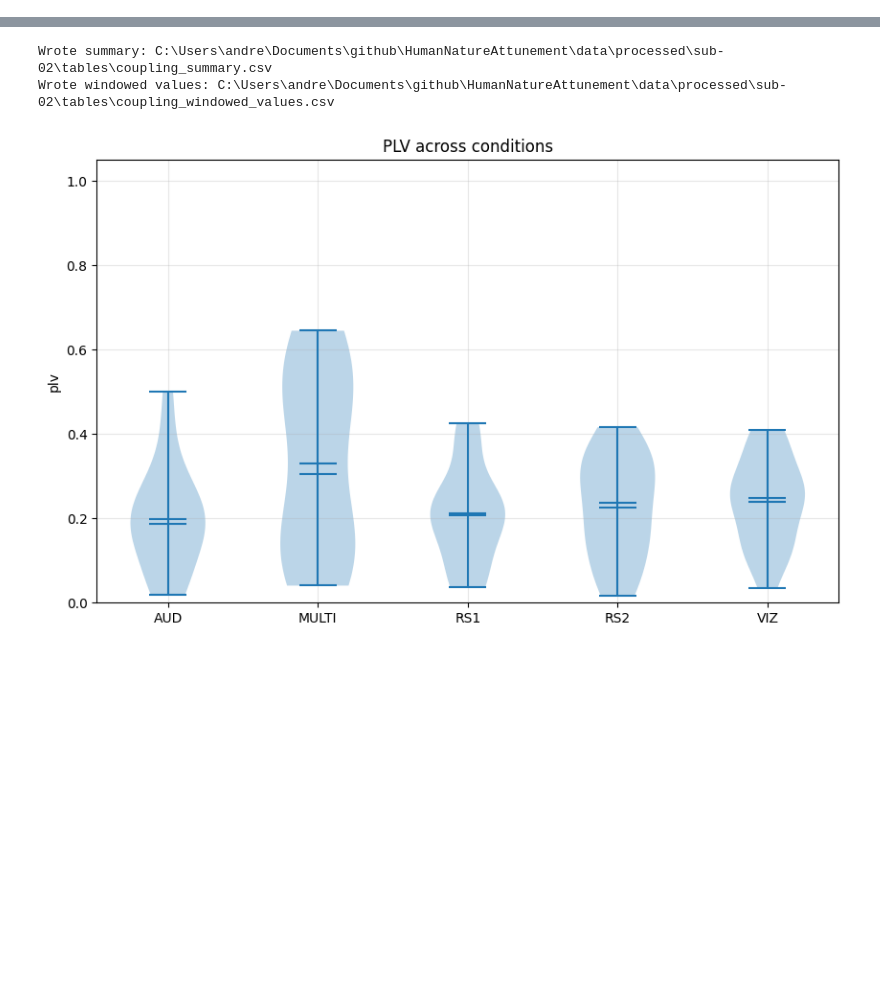
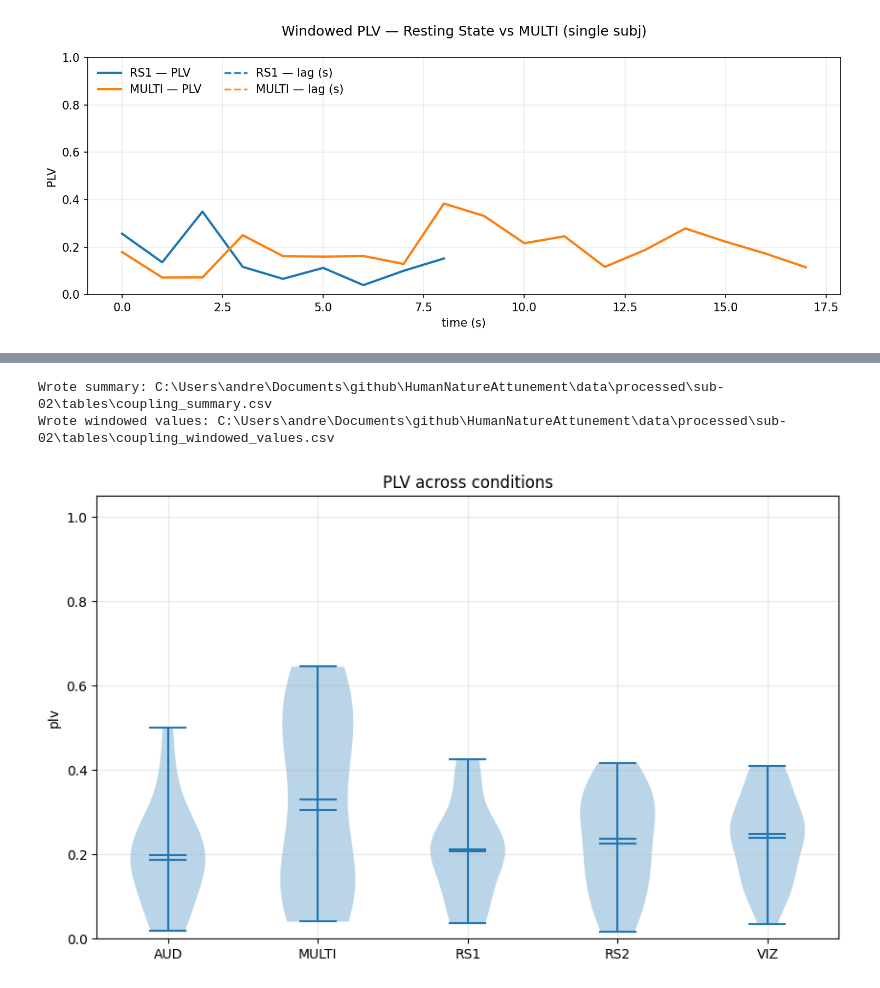
Before and after one commit to marestarellas/HumanNatureAttunement, a Jupyter notebook: notebooks/respiration_audio_sync_mar.ipynb, the cells around one changed output, grey strips where cells are left out. Saved outputs shown, nothing was run; the diff lists cells and outputs as text; code cells hidden in the pictures; blank space fills up the shorter version.

```diff
--- a/notebooks/respiration_audio_sync_mar.ipynb
+++ b/notebooks/respiration_audio_sync_mar.ipynb
@@ -177,0 +178,83 @@ plt.show()
+# %%
+# === Overlay RS1 vs MULTI: windowed PLV (+ preferred lag) ===
+conds = ["RS1", "MULTI"]
+colors = {"RS1": "#1f77b4", "MULTI": "#ff7f0e"}  # two distinct, color-blind–friendly defaults
+
+results = {}
+win_info = {}  # keep per-condition window params for reference
+
+for cond in conds:
+    if cond not in segments:
+        print(f"[warn] {cond} not found in segments; skipping.")
+        continue
+
+    start, stop = segments[cond]
+    r = df.iloc[start:stop]
+
+    resp = r["respiration_clean"].to_numpy(float)
+    env  = r[env_col].to_numpy(float)
+    seg_len_s = len(resp) / FS
+
+    params = effective_window_params(seg_len_s, FS, XC_WIN, XC_STEP, XC_LAG)
+    if params is None:
+        print(f"[{cond}] segment too short for windowed metrics ({seg_len_s:.1f}s). Skipping.")
+        continue
+
+    win_eff, step_eff, lag_eff = params
+    win_info[cond] = (win_eff, step_eff, lag_eff)
+
+    plv_w = windowed_plv(resp, env, fs=FS, win_sec=win_eff, step_sec=step_eff)  # returns dict
+    # convert to absolute time (s) along the full recording so RS1/MULTI align correctly on x-axis
+    t_abs = plv_w["times_s"] + (start / FS)
+
+
+
+    results[cond] = {
+        "t":   t_abs,
+        "plv": plv_w["plv"],
+        "lag": plv_w["preferred_lag_s"],
+    }
+
+# ---- Plot
+import matplotlib.pyplot as plt
+plt.rcParams.update({"figure.dpi": 150})
+
+fig, ax1 = plt.subplots(figsize=(10, 4))
+
+# PLV (solid)
+for cond in results:
+    d = results[cond]
+    ax1.plot(d["plv"], lw=2, color=colors[cond], label=f"{cond} — PLV")
+
+ax1.set_xlabel("time (s)")
+ax1.set_ylabel("PLV")
+ax1.set_ylim(0, 1)
+ax1.grid(True, alpha=0.25)
+
+# # Preferred lag (dashed) on twin y-axis
+# ax2 = ax1.twinx()
+# for cond in results:
+#     d = results[cond]
+#     ax2.plot(d["t"], d["lag"], "--", lw=1.6, color=colors[cond], alpha=0.9, label=f"{cond} — lag (s)")
+# ax2.set_ylabel("lag (s)")
+
+# Title (shows per-condition window params if they differ)
+title_bits = []
+for cond, (w, s, L) in win_info.items():
+    title_bits.append(f"{cond}: win {w:.1f}s, step {s:.1f}s, max lag {L:.1f}s")
+ax1.set_title("Windowed PLV — Resting State vs MULTI (single subj)\n")
+
+# One combined legend
+h1, l1 = ax1.get_legend_handles_labels()
+h2, l2 = ax2.get_legend_handles_labels()
+ax1.legend(h1 + h2, l1 + l2, loc="upper left", ncol = 2, frameon=False)
+
+plt.tight_layout()
+plt.show()
+
+# Optional save for PowerPoint
+# out = plots_dir / f"RS1_vs_MULTI_windowed_PLV.png"
+# fig.savefig(out, dpi=300, bbox_inches="tight")
+# print("Saved:", out)
+# %% [output]
+[figure, added]
```
Also changed, not shown: parts of 7 cells of this notebook, 6 other files.
